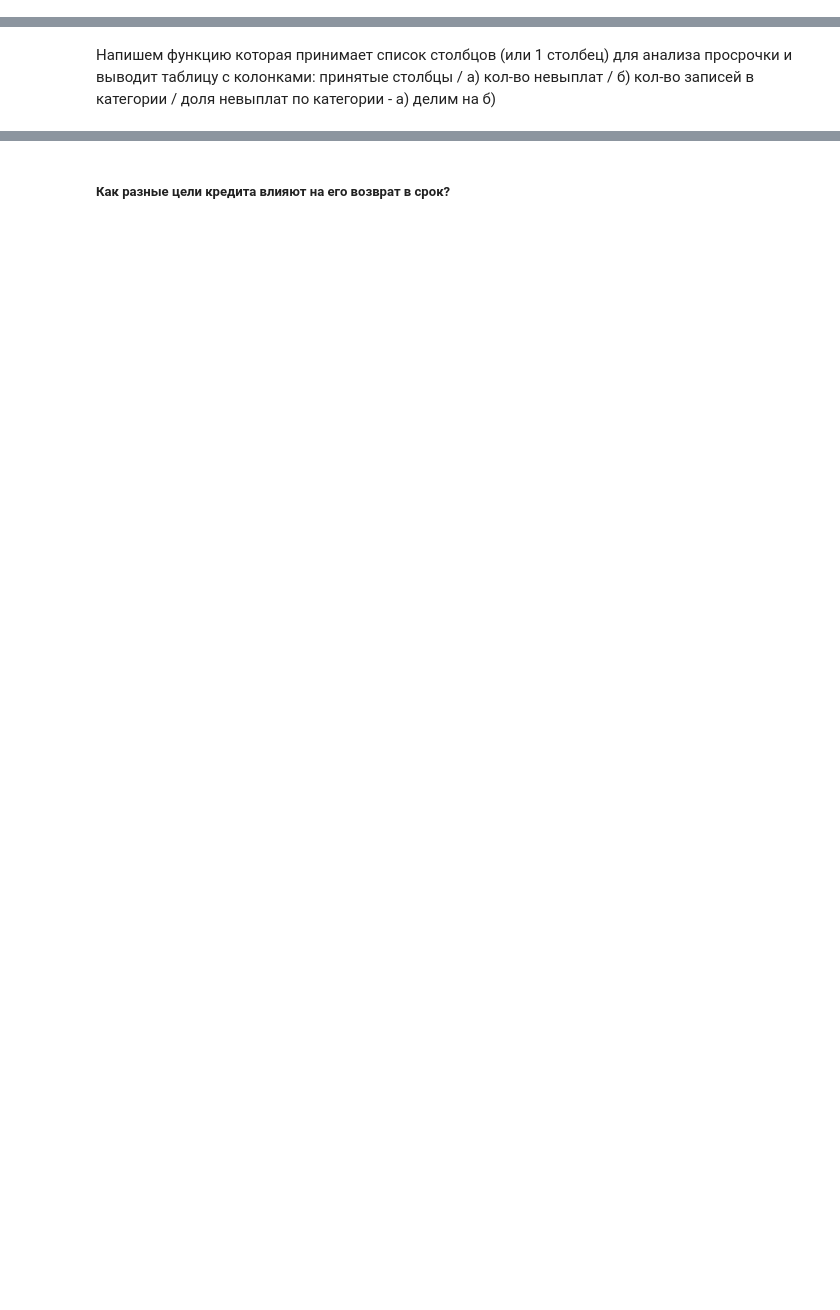
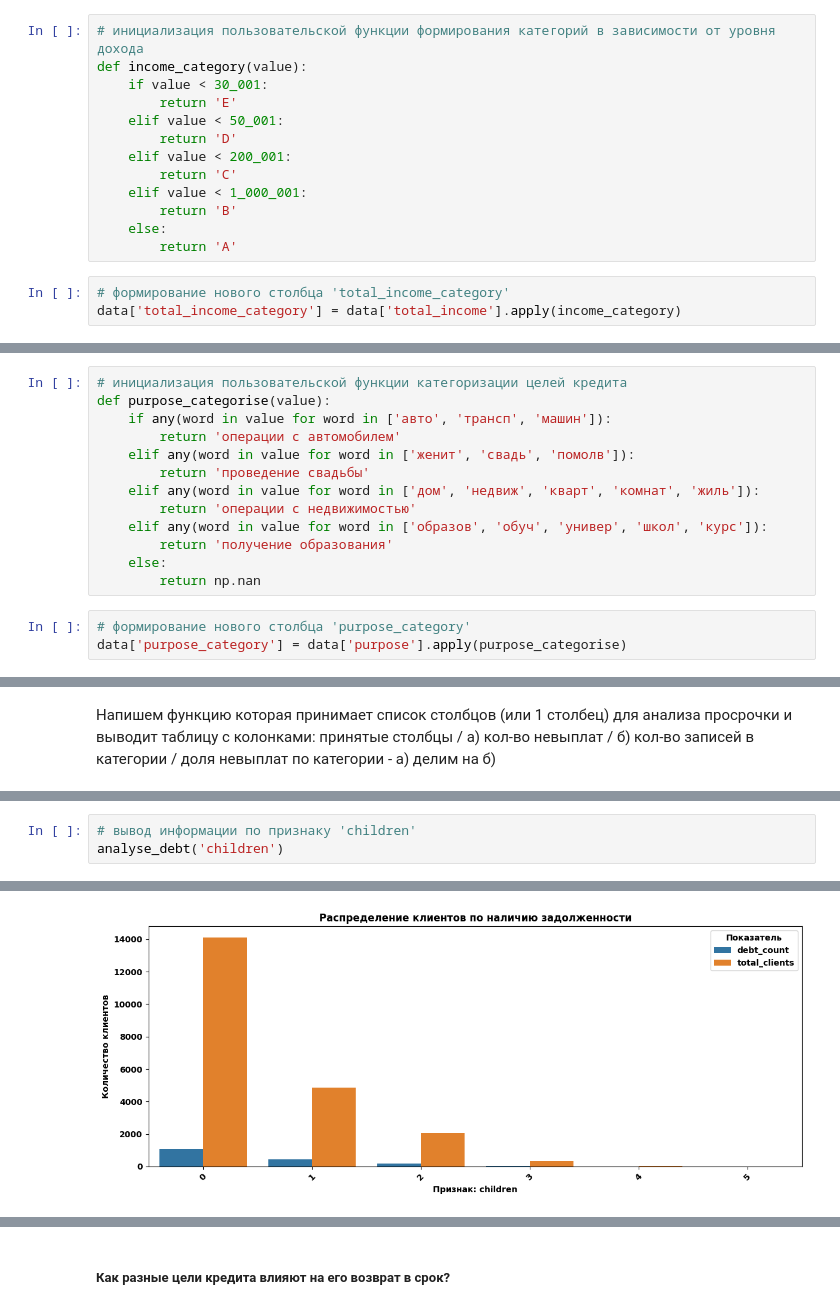
Before and after one commit to MrKostas/Yandex-Praktikum_Data-Analyst-projects, a Jupyter notebook: notebooks/DA_PetProject 2_The Reliability of Borrowers.ipynb, the cells around one changed output, grey strips where cells are left out. Saved outputs shown, nothing was run; the diff lists cells and outputs as text; blank space fills up the shorter version.

```diff
--- a/notebooks/DA_PetProject 2_The Reliability of Borrowers.ipynb
+++ b/notebooks/DA_PetProject 2_The Reliability of Borrowers.ipynb
@@ -526,0 +467,16 @@ display(df_pivot_children)
+# %%
+# инициализация пользовательской функции формирования категорий в зависимости от уровня дохода
+def income_category(value):
+    if value < 30_001:
+        return 'E'
+    elif value < 50_001:
+        return 'D'
+    elif value < 200_001:
+        return 'C'
+    elif value < 1_000_001:
+        return 'B'
+    else:
+        return 'A'
+# %%
+# формирование нового столбца 'total_income_category'
+data['total_income_category'] = data['total_income'].apply(income_category)
@@ -526,0 +490,16 @@ display(df_pivot_children)
+# %%
+# инициализация пользовательской функции категоризации целей кредита
+def purpose_categorise(value):
+    if any(word in value for word in ['авто', 'трансп', 'машин']):
+        return 'операции с автомобилем'
+    elif any(word in value for word in ['женит', 'свадь', 'помолв']):
+        return 'проведение свадьбы'
+    elif any(word in value for word in ['дом', 'недвиж', 'кварт', 'комнат', 'жиль']):
+        return 'операции с недвижимостью'
+    elif any(word in value for word in ['образов', 'обуч', 'универ', 'школ', 'курс']):
+        return 'получение образования'
+    else:
+        return np.nan
+# %%
+# формирование нового столбца 'purpose_category'
+data['purpose_category'] = data['purpose'].apply(purpose_categorise)
@@ -535,0 +593,4 @@ display(analyse_debt(['children']))
+# %%
+# вывод информации по признаку 'children'
+analyse_debt('children')
+# %% [output]
@@ -536 +605,2 @@ display(analyse_debt(['children']))
+[figure, added]
 # %% [markdown]
```
Also changed, not shown: parts of 73 cells of this notebook, 2 other files.
